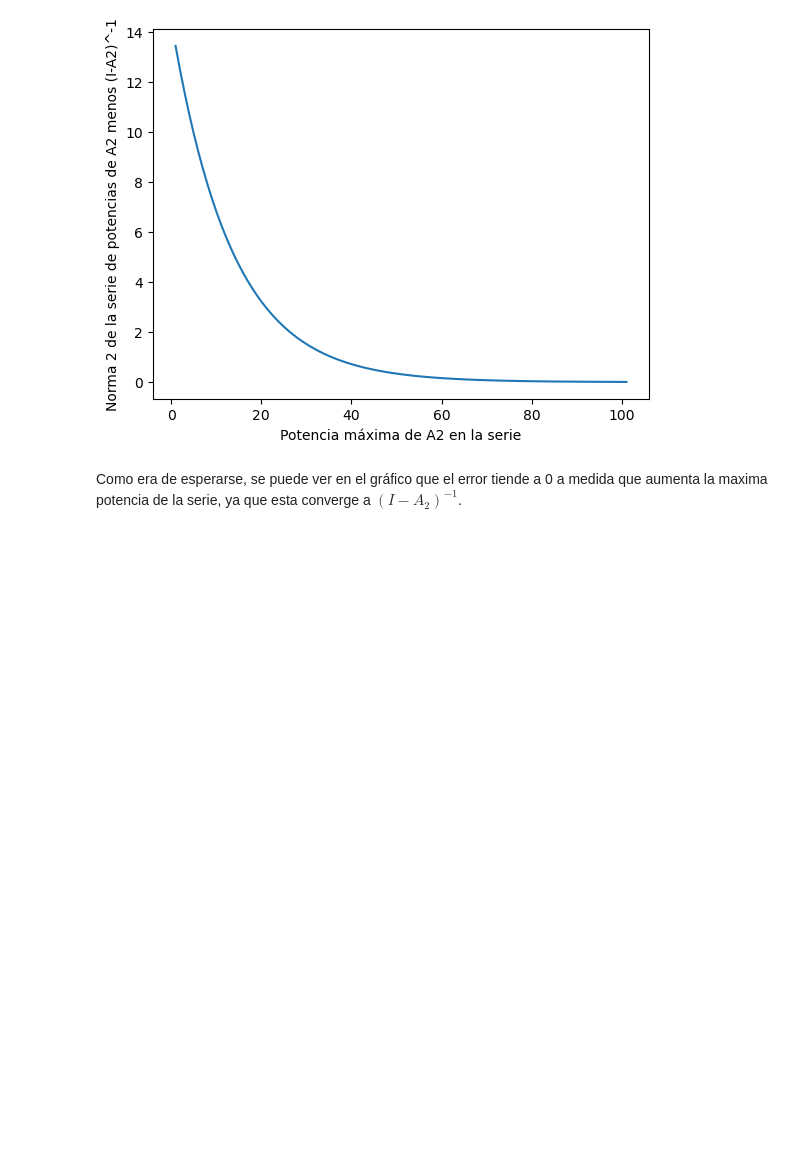
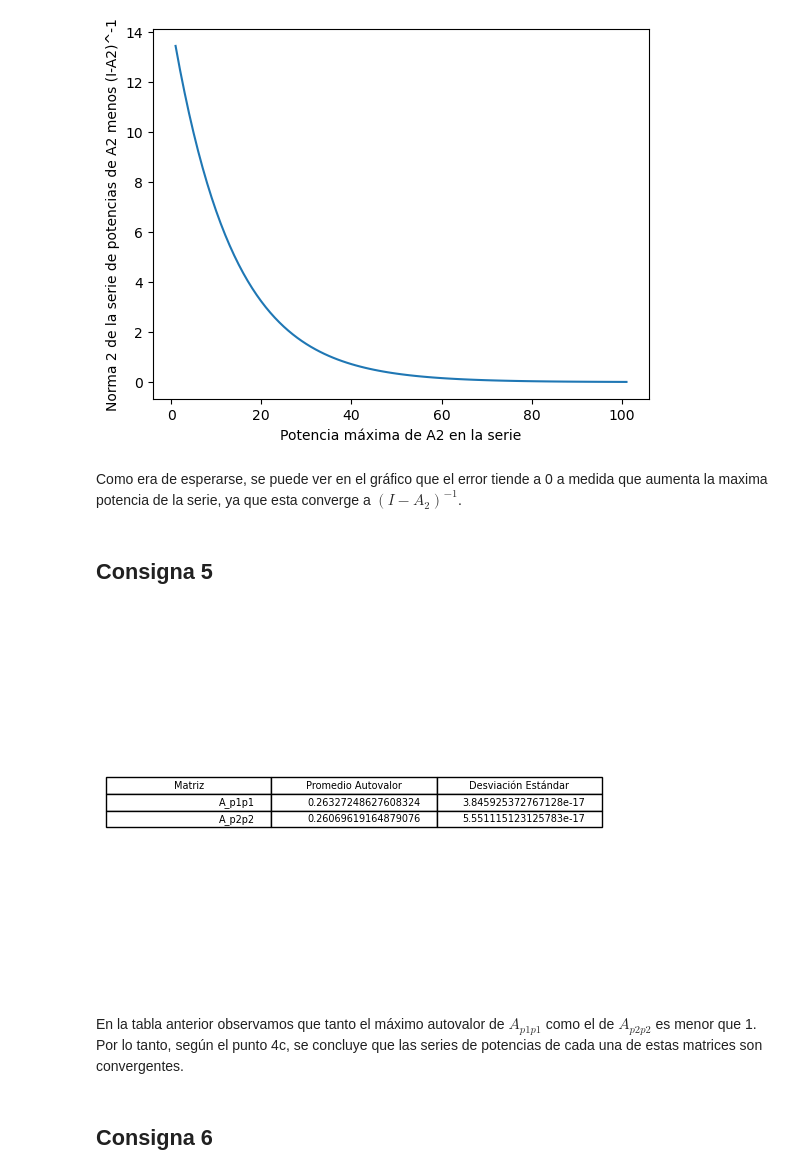
Before and after one commit to IMAbril/Matrices_Insumo-Producto, a Jupyter notebook: notebooks/TP2_resuelto.ipynb, the cells around one changed output. Saved outputs shown, nothing was run; the diff lists cells and outputs as text; code cells hidden in the pictures; blank space fills up the shorter version.

Commit message:
Punto 5

```diff
--- a/notebooks/TP2_resuelto.ipynb
+++ b/notebooks/TP2_resuelto.ipynb
@@ -290,3 +290,54 @@ plt.show()
 [figure]
 # %% [markdown]
 Como era de esperarse, se puede ver en el gráfico que el error tiende a 0 a medida que aumenta la maxima potencia de la serie, ya que esta converge a $(I-A_{2})^{-1}$.
+# %% [markdown]
+## Consigna 5
+# %%
+data = '../data/matrizlatina2011_compressed_0.xlsx'
+
+p1 ='SLV'
+p2= 'NIC'
+df = pd.read_excel(data, sheet_name='LAC_IOT_2011')
+df = df.loc[(df['Country_iso3'] == p1) | (df['Country_iso3']==p2)] # Nos quedamos con las filas correspondientes a p1 y p2
+df = df[[col for col in df.columns if (col.startswith(p1) or col.startswith(p2) or col == 'Country_iso3' or col == 'Output')]] # Nos quedamos con las columnas de los paises p1,p2 y con la de la producción
+
+#Genero la matriz de coeficientes técnicos intraregional del país p1
+p1_df = df.loc[df['Country_iso3'] == p1]
+z_p1p1 = p1_df[[col for col in p1_df.columns if col.startswith(p1)]] # Obtengo la matriz insumo-producto intrarregional
+producto_p1 = p1_df['Output'].copy() # tomo la producción de los sectores del pais p1
+producto_p1 = producto_p1.replace(0,1) # Reemplazamos los 0 por 1 para no dividir por 0 al calcular la inversa de P (matriz diagonal con la producción)
+producto_p1_reciprocos = []
+for elem in producto_p1:
+    producto_p1_reciprocos.append(1/elem) # Guardo los reciprocos de las producciones
+inversa_producto_p1 = np.diag(producto_p1_reciprocos) # Armo la inversa de P que es igual a P pero con los recíprocos en la diagonal
+A_p1p1 = z_p1p1.dot(inversa_producto_p1) # Calcula la matriz de coeficientes técnicos
+A_p1p1 = A_p1p1.to_numpy()
+
+#Genero la matriz de coeficientes técnicos intraregional del país p2
+p2_df = df.loc[df['Country_iso3'] == p2]
+z_p2p2 = p2_df[[col for col in p2_df.columns if col.startswith(p2)]]
+producto_p2 = p2_df['Output'].copy()
+producto_p2 = producto_p2.replace(0,1)
+producto_p2_reciprocos = []
+for elem in producto_p2:
+    producto_p2_reciprocos.append(1/elem)
+inversa_producto_p2 = np.diag(producto_p2_reciprocos)
+A_p2p2 = z_p2p2.dot(inversa_producto_p2) # Matriz de coeficientes técnicos
+A_p2p2 = A_p2p2.to_numpy()
+
+promedio_A_p1p1, desviacion_A_p1p1 = monteCarlo(A_p1p1, 250)
+promedio_A_p2p2, desviacion_A_p2p2 = monteCarlo(A_p2p2, 250)
+
+data = [['A_p1p1',promedio_A_p1p1, desviacion_A_p1p1],['A_p2p2',promedio_A_p2p2, desviacion_A_p2p2]]
+
+#Graficamos una tabla con los resultados del método Monte Carlo
+fig, ax = plt.subplots()
+table = ax.table(cellText=data, colLabels=['Matriz', 'Promedio Autovalor', 'Desviación Estándar'], loc='center')
+ax.axis('off')
+plt.show()
+# %% [output]
+[figure, added]
+# %% [markdown]
+En la tabla anterior observamos que tanto el máximo autovalor de $A_{p1p1}$ como el de $A_{p2p2}$ es menor que 1. Por lo tanto, según el punto 4c, se concluye que las series de potencias de cada una de estas matrices son convergentes.
+# %% [markdown]
+## Consigna 6
```
Also changed, not shown: parts of 1 cell of this notebook.
